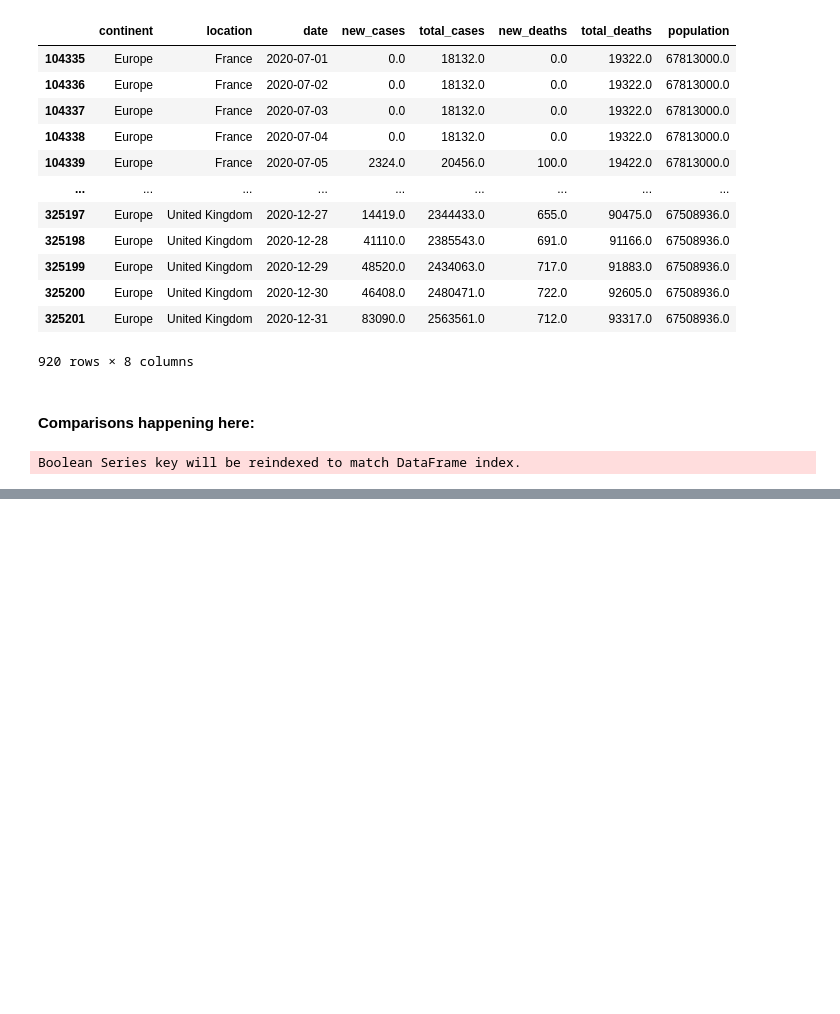
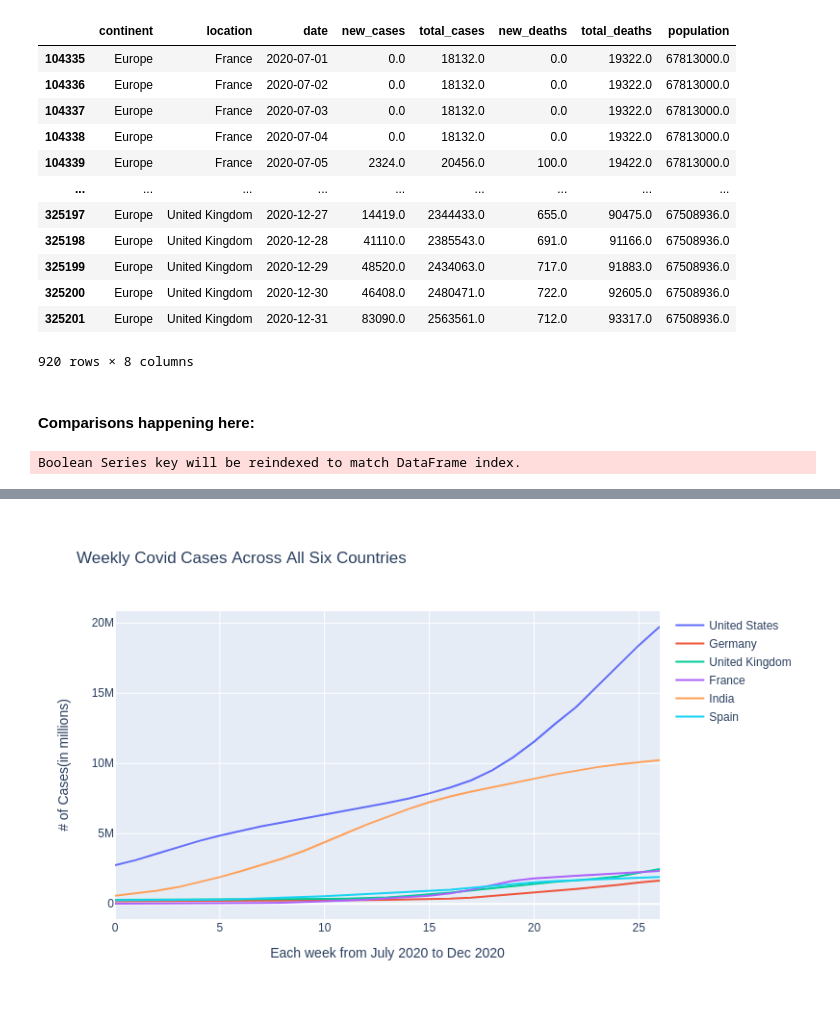
Before and after one commit to usman-z/CSC_405, a Jupyter notebook: Team/Stage 2/Stage_2.ipynb, the cells around one changed output, grey strips where cells are left out. Drawn from its saved outputs; the diff is of its cells as text; code cells hidden in the pictures; blank space fills up the shorter version.

```diff
--- a/Team/Stage 2/Stage_2.ipynb
+++ b/Team/Stage 2/Stage_2.ipynb
@@ -171,7 +171,7 @@ The Median of Deaths across the United States from July 2020 to December 2020 is
 # %% [markdown]
 #### Picking the five countries in the world to compare to the US.
 # %%
-super_countries_dataset = pd.read_csv("..\\super_countries_covid_data.csv")
+super_countries_dataset = pd.read_csv("../super_countries_covid_data.csv")
 
 # Five Chosen Countries
 five_countries = ["United Kingdom", "Germany", "India", "Spain", "France"]
@@ -219,7 +219,7 @@ for country in five_countries:
     weekly_datasets_deaths[country].append(date_frame["total_deaths"].values[0])
 
 country_cases = pd.DataFrame({
-  "United States": weekly_deaths_us_data,
+  "United States": weekly_cases_us_data,
   "Germany": pd.Series(weekly_datasets_cases["Germany"]),
   "United Kingdom": pd.Series(weekly_datasets_cases["United Kingdom"]),
   "France": pd.Series(weekly_datasets_cases["France"]),
@@ -246,0 +246 @@ Boolean Series key will be reindexed to match DataFrame index.
+[figure, added]
```
Also changed, not shown: parts of 12 cells of this notebook, 10 other files.
